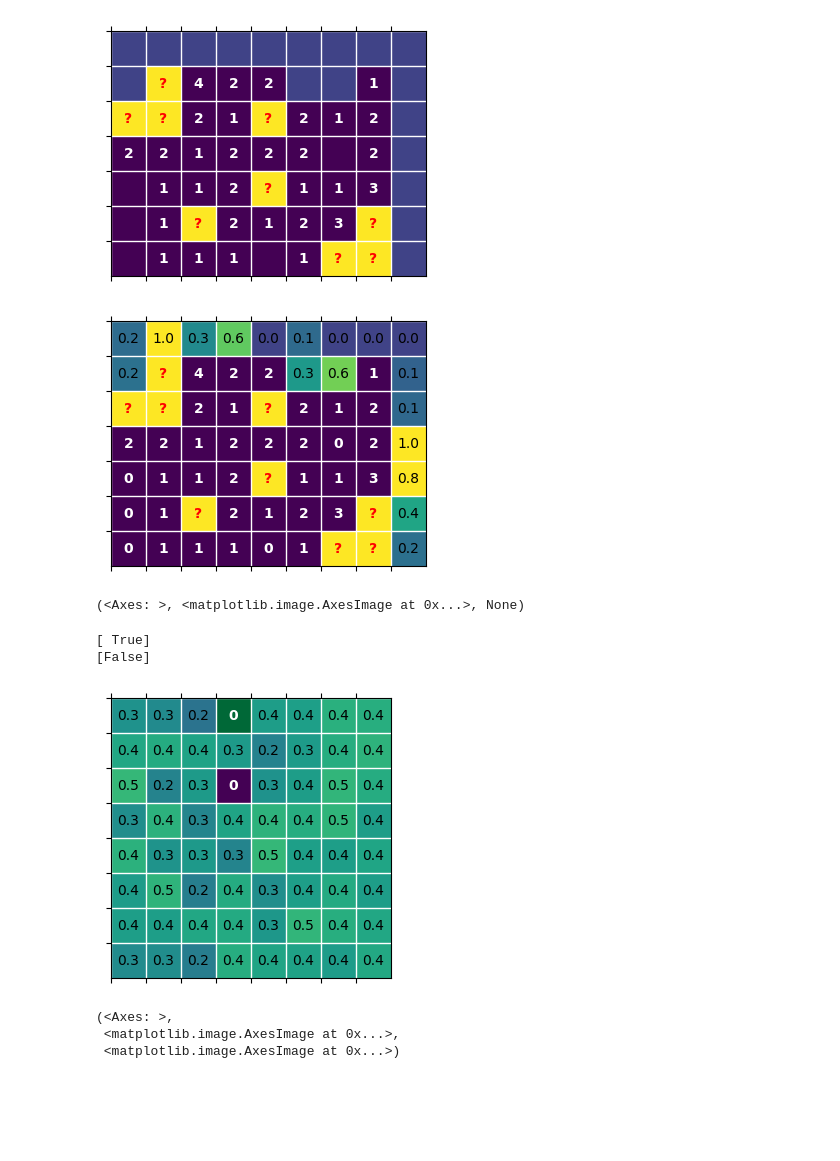
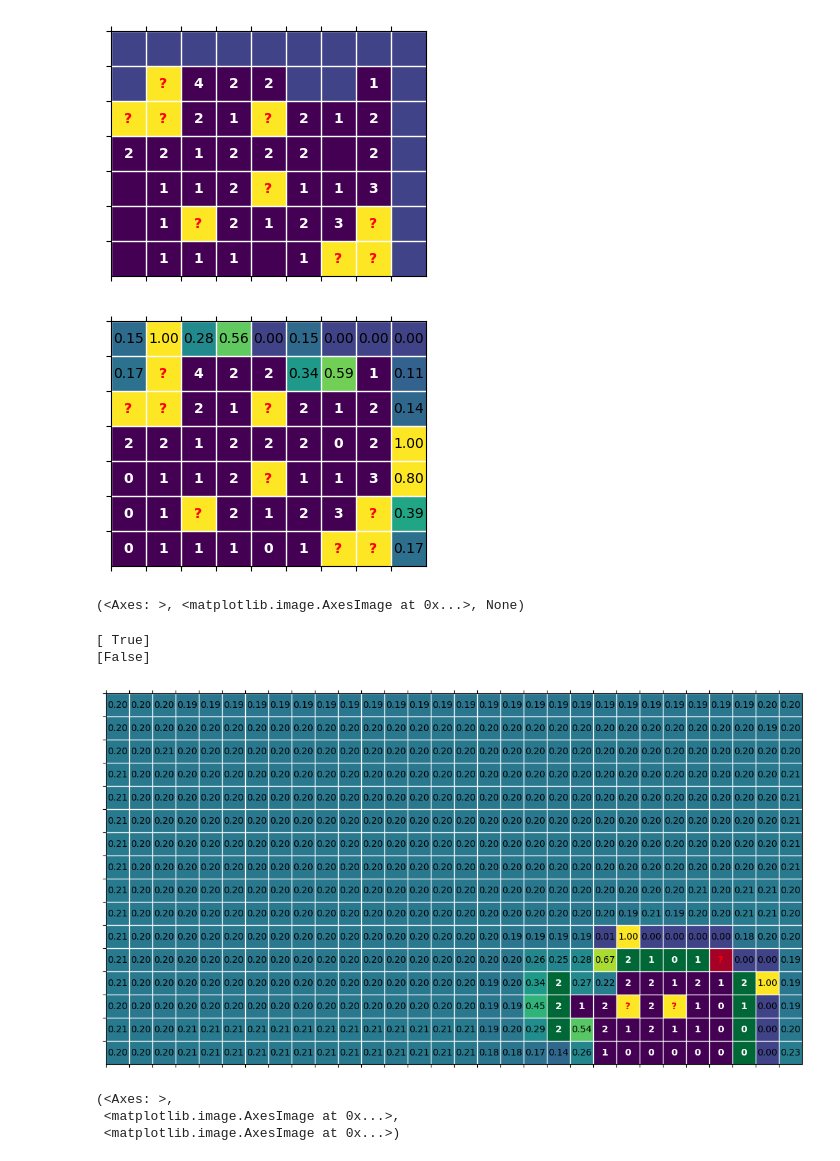
Before and after one commit to ClaudioPaterniti/MineSweeperLearning, a Jupyter notebook: test.ipynb, the cells around one changed output. Cells and saved outputs as stored; diff of their text form; code cells hidden in the pictures; blank space fills up the shorter version.

Commit message:
add conv model

```diff
--- a/test.ipynb
+++ b/test.ipynb
@@ -16,10 +16,10 @@ device = (
     else "cpu"
 )
 print(device)
-model = UnetModel.load('weights/unet_8x8.pth', device)
-model2 = PatchMLPModel.load('weights/patch_mlp_7x7_512.pth', device)
-player = ThresholdPlayer(model, 0.01, 0.99)
-player2 = ThresholdPlayer(model2, 0.01, 0.99)
+unet = UnetModel.load('weights/unet_16x30.pth', device)
+patch = PatchMLPModel.load('weights/patch_mlp_7x7_1024.pth', device)
+unet_player = ThresholdPlayer(unet, 0.01, 0.99)
+patch_player = ThresholdPlayer(patch, 0.01, 0.99)
 # %% [output]
 cpu
 # %%
@@ -38,24 +38,24 @@ ax, s, h = pyplot_game(g[0], print_zeros=False)
 # %% [output]
 [figure]
 # %%
-p = model(g, np.array([12]))
+p = patch(g, np.array([12]))
 pyplot_game(g[0], mine_probs=p[0])
 # %% [output]
-[figure, old version]
+[figure, new version]
 (<Axes: >, <matplotlib.image.AxesImage at 0x...>, None)
 # %%
-g = Game(8, 8, 10, n=1)
+g = Game(n=1)
 z = g.open_zero()
 # %%
-player.play(g, 1)
+t = patch_player.play(g, 5)
 print(g.active_games)
 print(g.won)
-p = model(g.game_state(), g.mines_n)
+p = patch(g.game_state(), g.mines_n)
 g.pyplot_game(0, mine_probs=p[0], highlighted='last_moves', print_zeros= True, size=0.35) # highlight newly opened in red
 # %% [output]
 [ True]
 [False]
-[figure, old version]
+[figure, new version]
 (<Axes: >,
  <matplotlib.image.AxesImage at 0x...>,
  <matplotlib.image.AxesImage at 0x...>)
```
Also changed, not shown: parts of 6 cells of this notebook, 10 other files.
